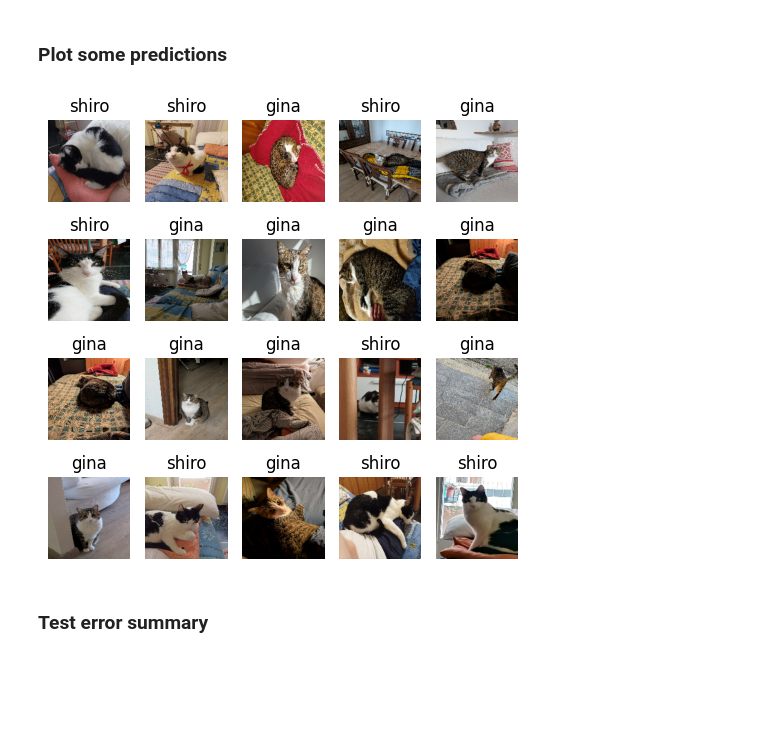
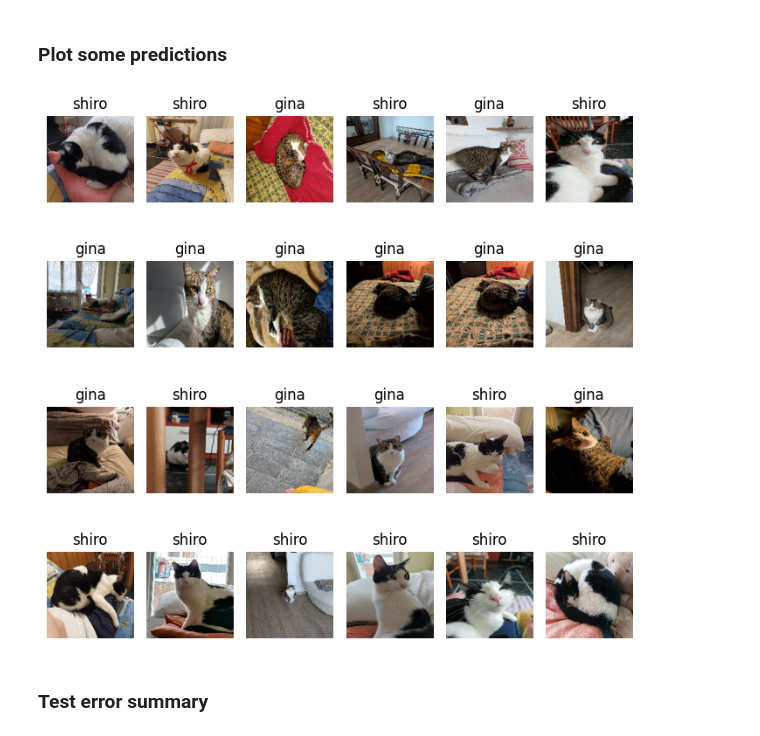
Before and after one commit to lollomante/ML_Cats, a Jupyter notebook: Gina_vs_Shiro.ipynb, the cells around one changed output. Saved outputs shown, nothing was run; the diff lists cells and outputs as text; code cells hidden in the pictures; blank space fills up the shorter version.

```diff
--- a/Gina_vs_Shiro.ipynb
+++ b/Gina_vs_Shiro.ipynb
@@ -288,27 +286,27 @@ if (do_testing and not(skip_plots)):
 # %%
 if (do_testing and not(skip_plots)):
     n_rows = 4 # columns of the subplpots
-    n_cols = 5 # rows of the subplots
-    plt.figure(figsize=(5, 5))
+    n_cols = 6 # rows of the subplots
+    plt.figure(figsize=(7, 7))
 
     # Get a batch of N images from the test set
     image_batch = next(iter(batched_test_dataset.unbatch().batch(n_rows * n_cols)))
     images, labels = image_batch[0], image_batch[1]
 
     logits = model(images, training=False)
     probs = tf.nn.sigmoid(logits)
     preds = tf.where(probs > 0.5, 1, 0).numpy().flatten()
 
     for i in range(n_rows * n_cols):
         ax = plt.subplot(n_rows, n_cols, i + 1)
         plt.imshow(images[i].numpy().astype("uint8"))
         plt.title(f"{class_names[preds[i]]}")
         plt.axis("off")
 
     plt.tight_layout()
     plt.show()
 # %% [output]
-[figure, old version]
+[figure, new version]
 # %% [markdown]
 ### Test error summary
 # %%
```
Also changed, not shown: parts of 4 cells of this notebook.
